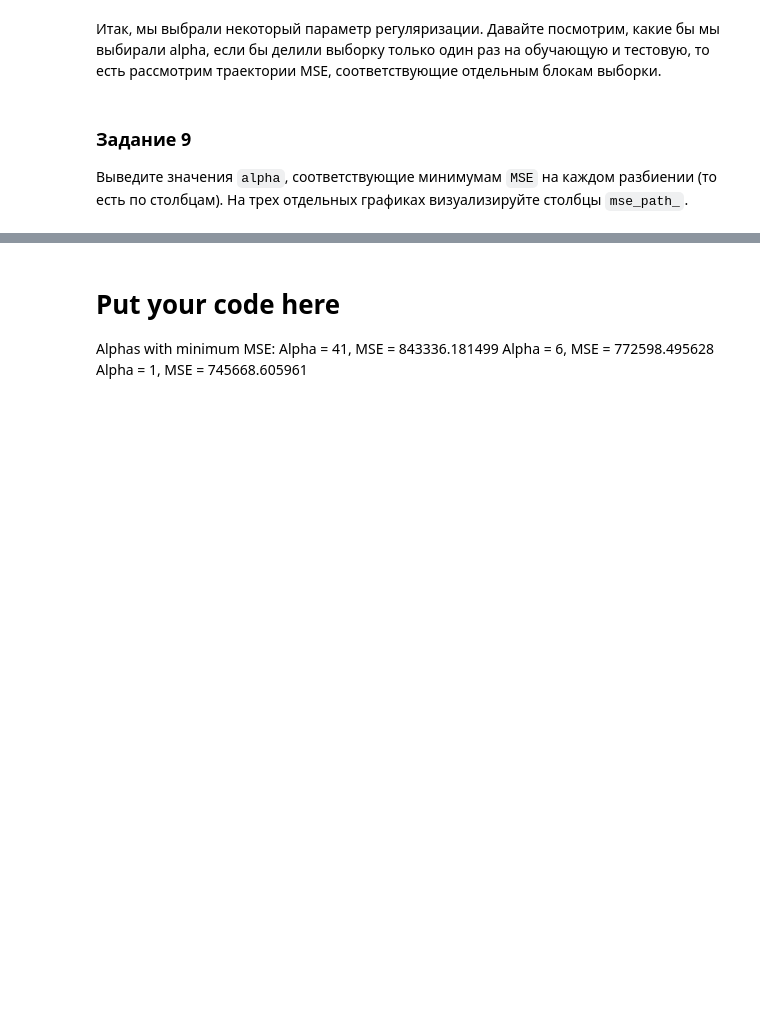
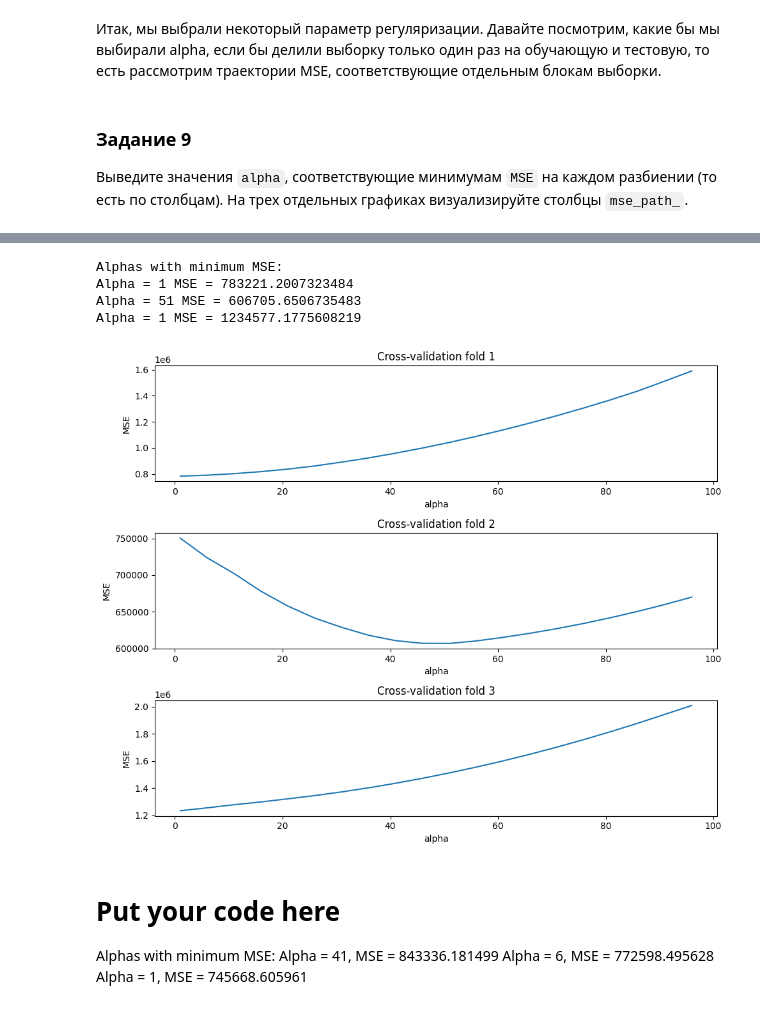
Before and after one commit to olhaishchenko/-data_science, a Jupyter notebook: Копія_OverfittingHomeWork.ipynb, the cells around one changed output, grey strips where cells are left out. Saved outputs shown, nothing was run; the diff lists cells and outputs as text; code cells hidden in the pictures; blank space fills up the shorter version.

```diff
--- a/Копія_OverfittingHomeWork.ipynb
+++ b/Копія_OverfittingHomeWork.ipynb
@@ -455,3 +467,29 @@ Alpha = 1, MSE = 745668.605961
+# %%
+min_indices = np.argmin(res_lasso_cv.mse_path_, axis=0)
+
+min_alphas = regressor.alphas_[min_indices]
+print('Alphas with minimum MSE:')
+
+for i, alpha, mse in zip([0,1,2], min_alphas, min_indices):
+
+  print(f"Alpha = {alpha} MSE = {res_lasso_cv.mse_path_[mse, i]}")
+# %% [output]
+Alphas with minimum MSE:
+Alpha = 1 MSE = 783221.2007323484
+Alpha = 51 MSE = 606705.6506735483
+Alpha = 1 MSE = 1234577.1775608219
+# %%
+fig, axes = plt.subplots(3, 1, figsize=(10, 8))
+for i, ax in enumerate(axes):
+    ax.plot(regressor.alphas_, res_lasso_cv.mse_path_[:, i])
+    ax.set_xlabel('alpha')
+    ax.set_ylabel('MSE')
+    ax.set_title(f'Cross-validation fold {i+1}')
+
+plt.tight_layout()
+plt.show()
+# %% [output]
+[figure, added]
 # %% [markdown]
 
 # Put your code here
```
Also changed, not shown: parts of 15 cells of this notebook.
